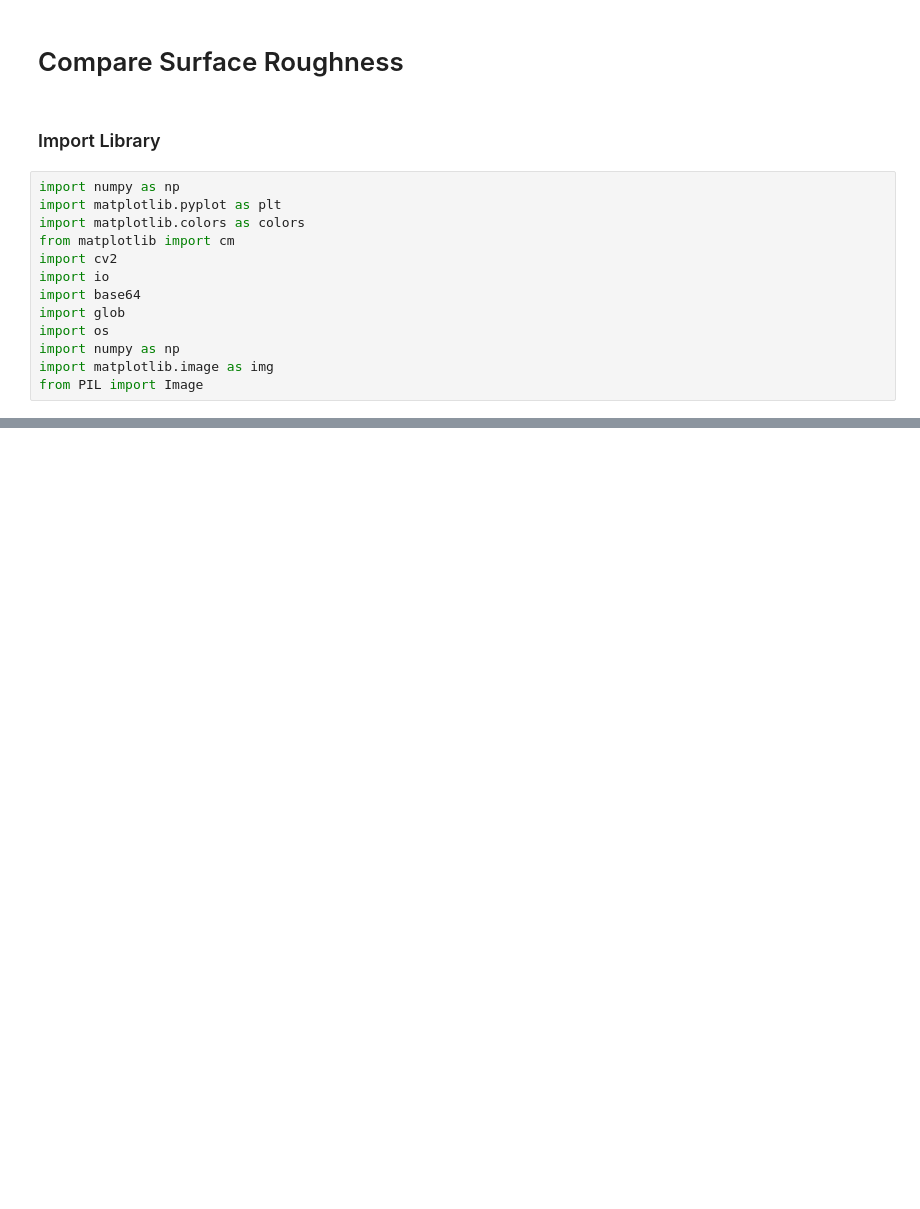
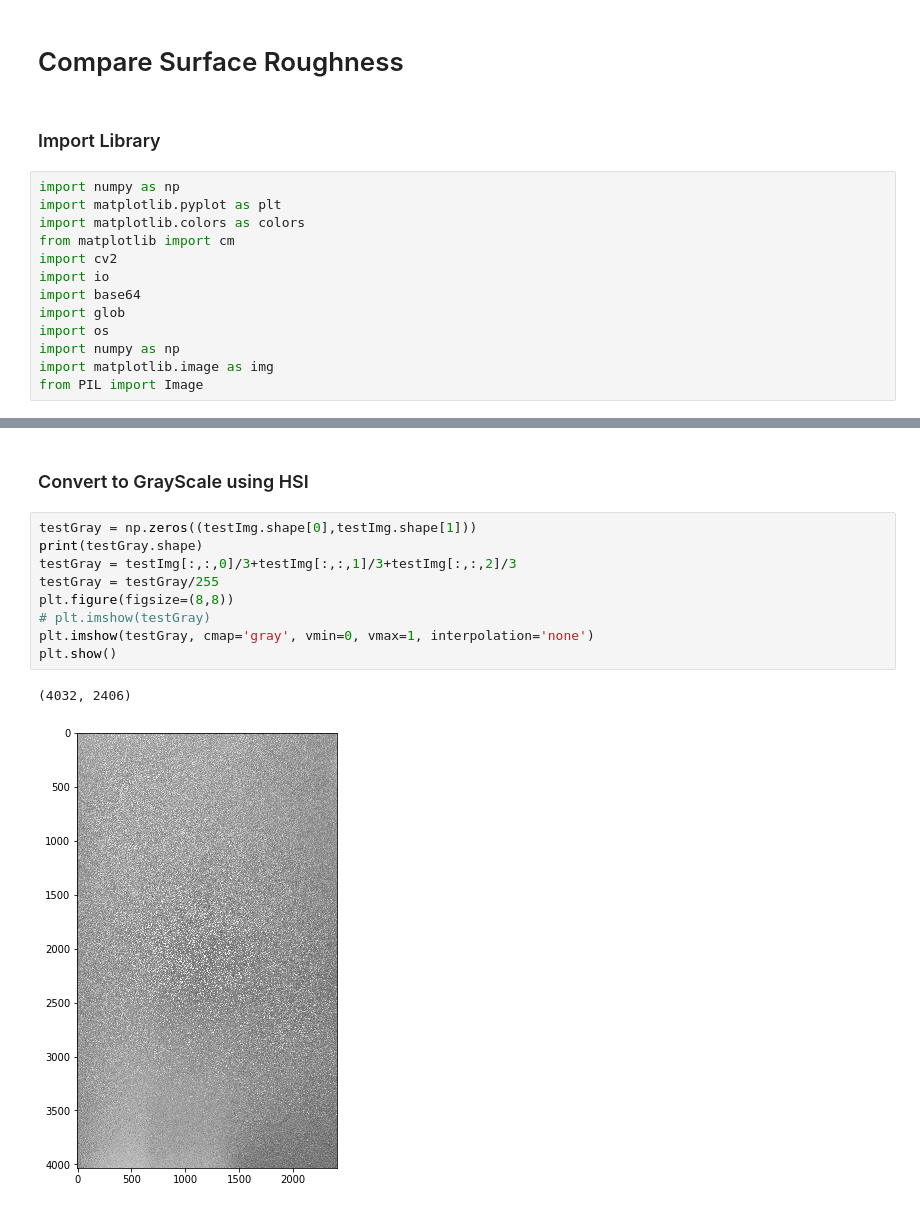
Before and after one commit to Kchanghun/CompareSurfaceRoughness, a Jupyter notebook: CompareSurfaceRoughness.ipynb, the cells around one changed output, grey strips where cells are left out. Saved outputs shown, nothing was run; the diff lists cells and outputs as text; blank space fills up the shorter version.

Commit message:
conver test image to gray scale using hsi

```diff
--- a/CompareSurfaceRoughness.ipynb
+++ b/CompareSurfaceRoughness.ipynb
@@ -29 +28,15 @@ plt.show()
 [figure]
+# %% [markdown]
+### Convert to GrayScale using HSI
+# %%
+testGray = np.zeros((testImg.shape[0],testImg.shape[1]))
+print(testGray.shape)
+testGray = testImg[:,:,0]/3+testImg[:,:,1]/3+testImg[:,:,2]/3
+testGray = testGray/255
+plt.figure(figsize=(8,8))
+# plt.imshow(testGray)
+plt.imshow(testGray, cmap='gray', vmin=0, vmax=1, interpolation='none')
+plt.show()
+# %% [output]
+(4032, 2406)
+[figure, added]
```
Also changed, not shown: parts of 2 cells of this notebook.
